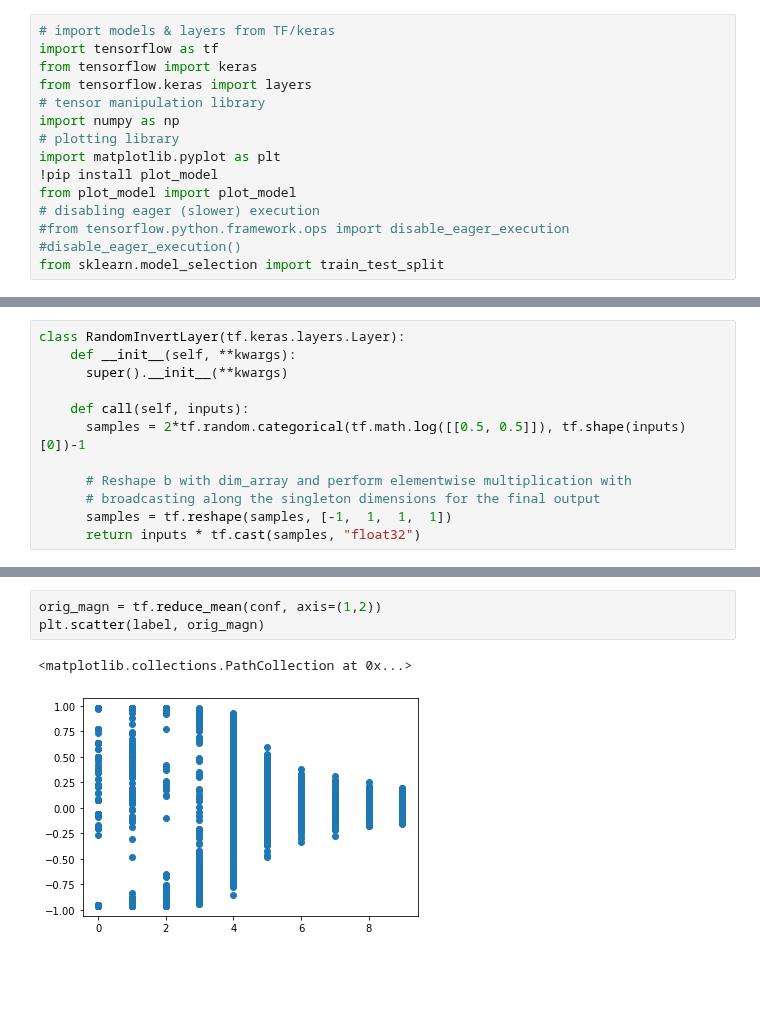
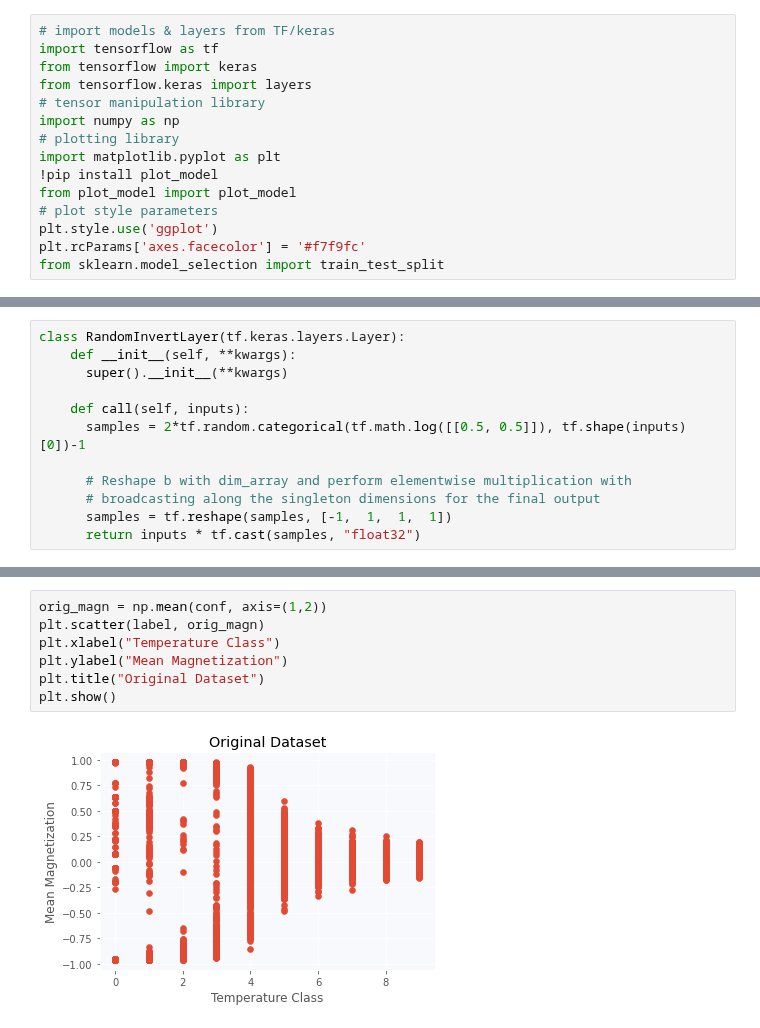
Before and after one commit to raeubaen/misc, a Jupyter notebook: Conditional GAN-1.ipynb, the cells around one changed output, grey strips where cells are left out. Saved outputs shown, nothing was run; the diff lists cells and outputs as text; blank space fills up the shorter version.

```diff
--- a/Conditional GAN-1.ipynb
+++ b/Conditional GAN-1.ipynb
@@ -11,9 +11,9 @@ import numpy as np
 import matplotlib.pyplot as plt
 !pip install plot_model
 from plot_model import plot_model
-# disabling eager (slower) execution
-#from tensorflow.python.framework.ops import disable_eager_execution
-#disable_eager_execution()
+# plot style parameters
+plt.style.use('ggplot')
+plt.rcParams['axes.facecolor'] = '#f7f9fc'
 from sklearn.model_selection import train_test_split
 # %% [output]
 Requirement already satisfied: plot_model in /usr/local/lib/python3.6/dist-packages (0.20)
@@ -480,6 +447,9 @@ plt.scatter(randint, magn)
 # %%
-orig_magn = tf.reduce_mean(conf, axis=(1,2))
+orig_magn = np.mean(conf, axis=(1,2))
 plt.scatter(label, orig_magn)
+plt.xlabel("Temperature Class")
+plt.ylabel("Mean Magnetization")
+plt.title("Original Dataset")
+plt.show()
 # %% [output]
-<matplotlib.collections.PathCollection at 0x...>
-[figure, old version]
+[figure, new version]
```
Also changed, not shown: parts of 42 cells of this notebook.
